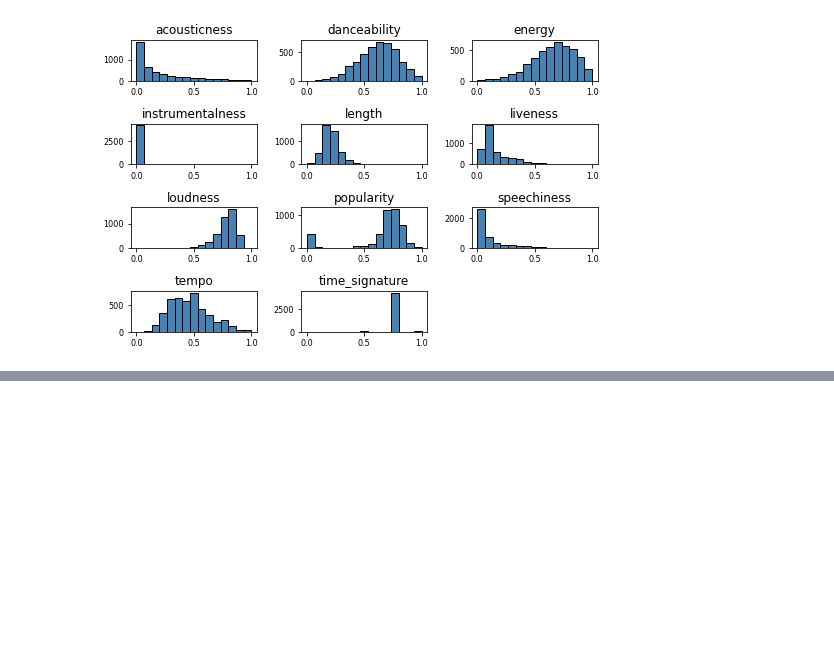
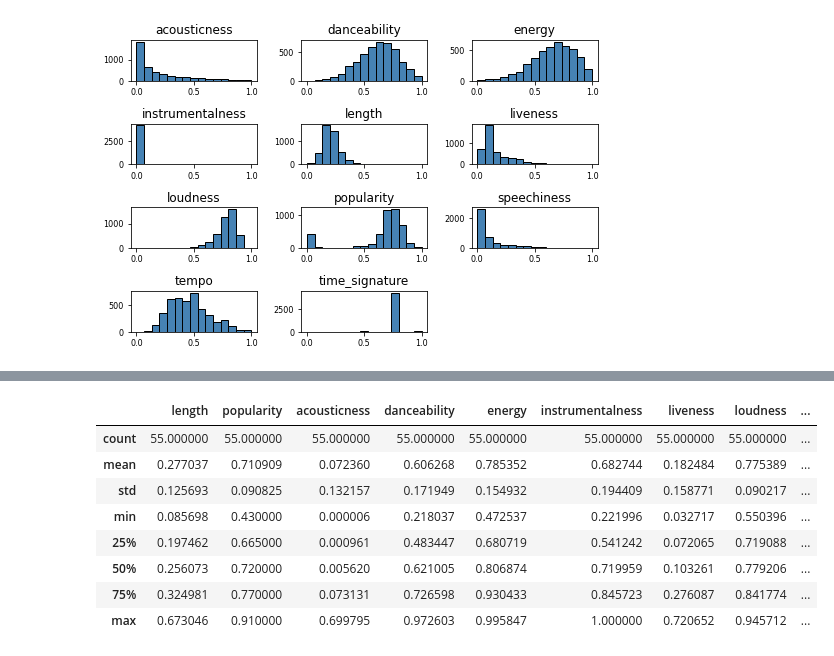
Before and after one commit to AleksiusK/JohdatusDatatieteisiinHarjoitustyo, a Jupyter notebook: dbscan_test.ipynb, the cells around one changed output, grey strips where cells are left out. Saved outputs shown, nothing was run; the diff lists cells and outputs as text; code cells hidden in the pictures; blank space fills up the shorter version.

```diff
--- a/dbscan_test.ipynb
+++ b/dbscan_test.ipynb
@@ -84,0 +119,13 @@ t = fig.suptitle('Song attributes', fontsize=25)
+# %%
+st2 = dfs[1][columns].describe()
+st2
+# %% [output]
+|  | length | popularity | acousticness | danceability | energy | instrumentalness | liveness | loudness | ... |
+| count | 55.000000 | 55.000000 | 55.000000 | 55.000000 | 55.000000 | 55.000000 | 55.000000 | 55.000000 | ... |
+| mean | 0.277037 | 0.710909 | 0.072360 | 0.606268 | 0.785352 | 0.682744 | 0.182484 | 0.775389 | ... |
+| std | 0.125693 | 0.090825 | 0.132157 | 0.171949 | 0.154932 | 0.194409 | 0.158771 | 0.090217 | ... |
+| min | 0.085698 | 0.430000 | 0.000006 | 0.218037 | 0.472537 | 0.221996 | 0.032717 | 0.550396 | ... |
+| 25% | 0.197462 | 0.665000 | 0.000961 | 0.483447 | 0.680719 | 0.541242 | 0.072065 | 0.719088 | ... |
+| 50% | 0.256073 | 0.720000 | 0.005620 | 0.621005 | 0.806874 | 0.719959 | 0.103261 | 0.779206 | ... |
+| 75% | 0.324981 | 0.770000 | 0.073131 | 0.726598 | 0.930433 | 0.845723 | 0.276087 | 0.841774 | ... |
+| max | 0.673046 | 0.910000 | 0.699795 | 0.972603 | 0.995847 | 1.000000 | 0.720652 | 0.945712 | ... |
```
Also changed, not shown: parts of 5 cells of this notebook, 1 other file.
